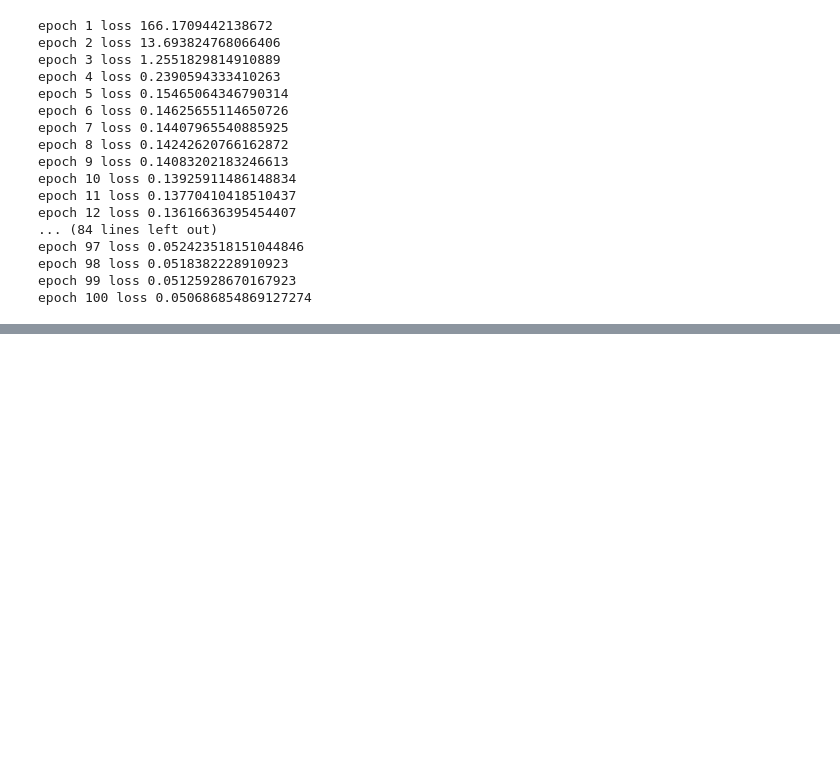
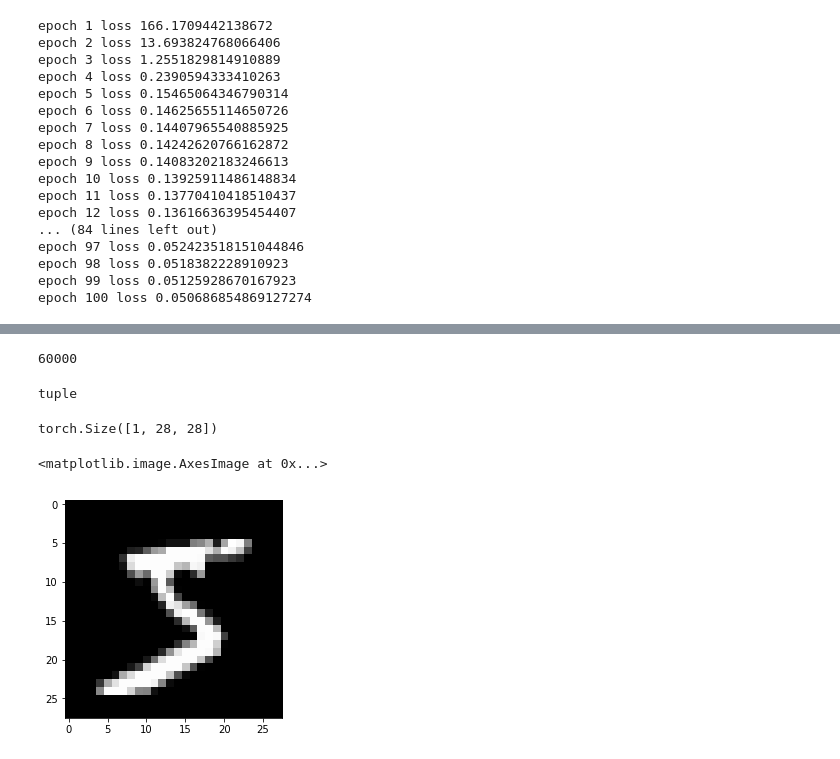
Before and after one commit to maqbool11/tensorflow, a Jupyter notebook: Matrices.ipynb, the cells around one changed output, grey strips where cells are left out. Drawn from its saved outputs; the diff is of its cells as text; code cells hidden in the pictures; blank space fills up the shorter version.

```diff
--- a/Matrices.ipynb
+++ b/Matrices.ipynb
@@ -325,3 +325,8 @@ epoch 100 loss 0.050686854869127274
 # %%
 import torchvision.transforms as transforms
 import torchvision.datasets as dsets
+# %%
+train_dataset=dsets.MNIST(root='./data',
+                         train=True,
+                         transform=transforms.ToTensor(),
+                         download=True)
@@ -327,0 +340,17 @@ import torchvision.datasets as dsets
+# %%
+len(train_dataset)
+# %% [output]
+60000
+# %%
+type(train_dataset[0])
+# %% [output]
+tuple
+# %%
+train_dataset[0][0].size()
+# %% [output]
+torch.Size([1, 28, 28])
+# %%
+plt.imshow(train_dataset[0][0].numpy().reshape(28,28),'gray')
+# %% [output]
+<matplotlib.image.AxesImage at 0x...>
+[figure, added]
```
Also changed, not shown: parts of 17 cells of this notebook.
